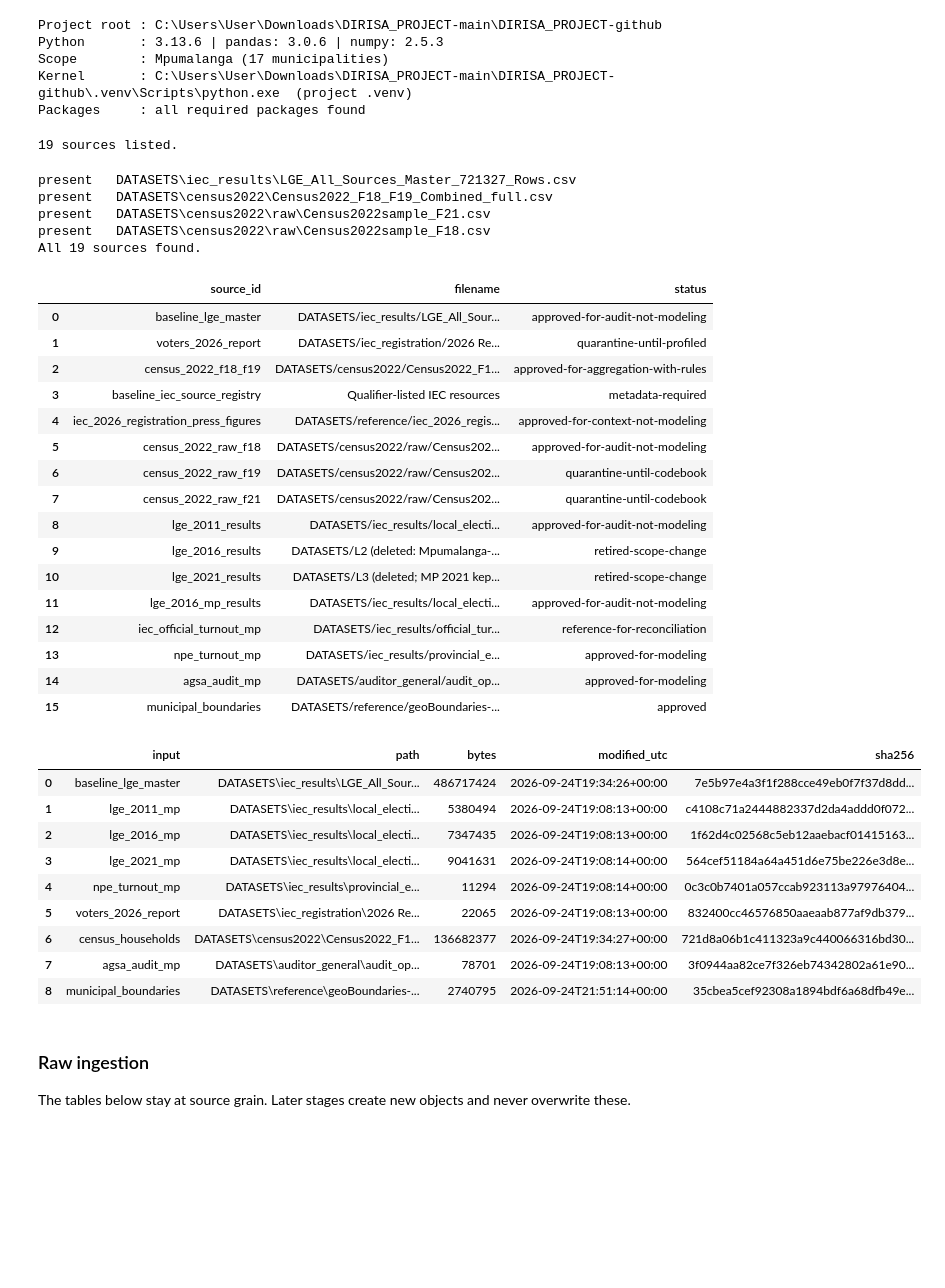
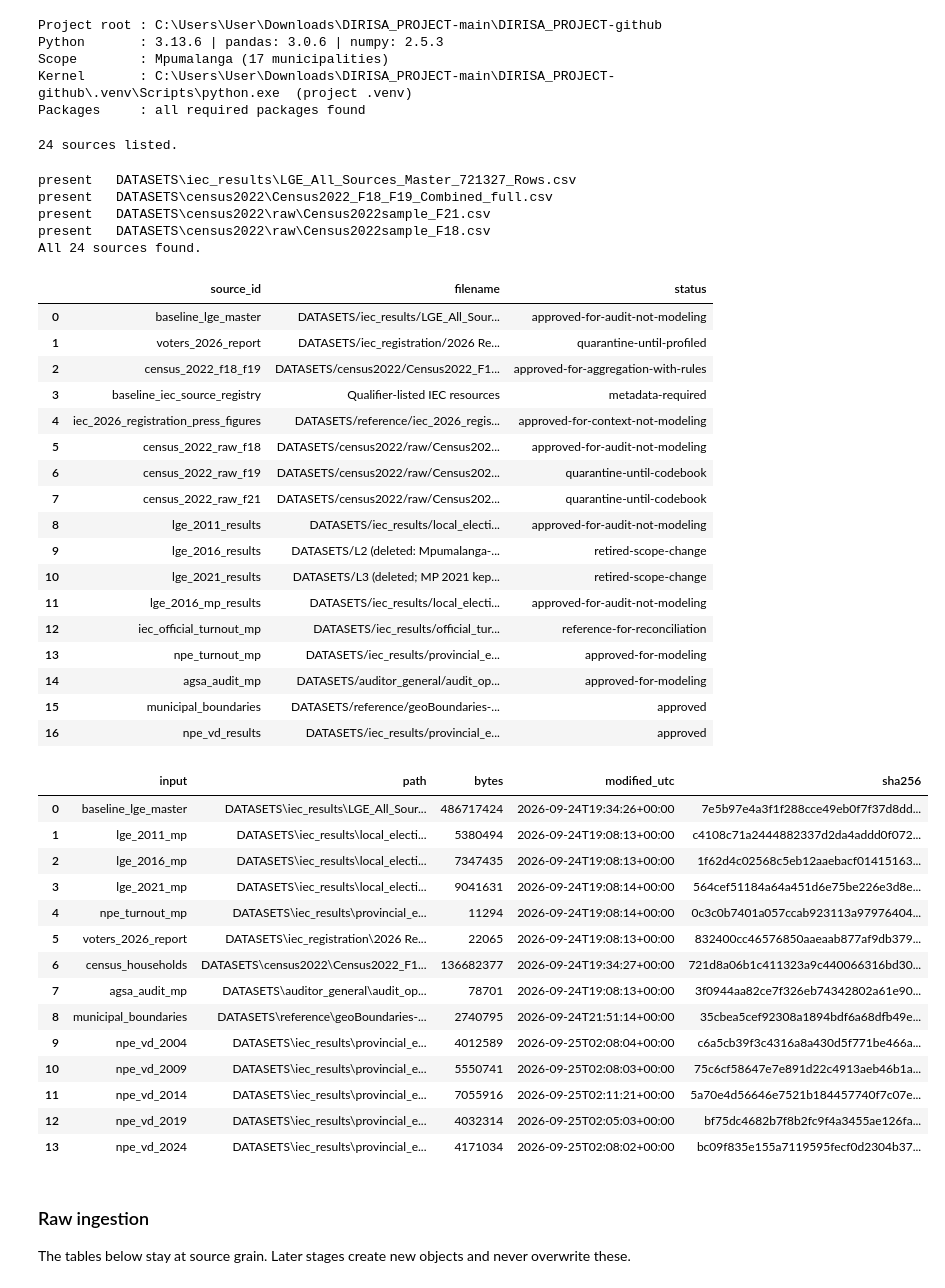
Before and after one commit to jaydenmanca/DIRISA_PROJECT, a Jupyter notebook: model.ipynb, the cells around one changed output. Saved outputs shown, nothing was run; the diff lists cells and outputs as text; code cells hidden in the pictures; blank space fills up the shorter version.

```diff
--- a/model.ipynb
+++ b/model.ipynb
@@ -151,6 +152,12 @@ SOURCES = {
     'lge_2021_mp':              DATASETS_DIR / 'iec_results' / 'local_elections' / 'MP_LGE_2021.csv',
     'iec_official_turnout_dir': DATASETS_DIR / 'iec_results' / 'official_turnout_reports',              # official MP turnout reports (checks)
     'npe_turnout_mp':           DATASETS_DIR / 'iec_results' / 'provincial_elections' / 'Mpumalanga_Voter_Turnout_2004-2024.csv',
+    # provincial-election results for every voting district (IEC 'Downloadable report data', as downloaded)
+    'npe_vd_2004':              DATASETS_DIR / 'iec_results' / 'provincial_elections' / 'district_results' / 'NPE_2004.zip',
+    'npe_vd_2009':              DATASETS_DIR / 'iec_results' / 'provincial_elections' / 'district_results' / 'NPE_2009.zip',
+    'npe_vd_2014':              DATASETS_DIR / 'iec_results' / 'provincial_elections' / 'district_results' / 'NPE_2014.zip',
+    'npe_vd_2019':              DATASETS_DIR / 'iec_results' / 'provincial_elections' / 'district_results' / 'NPE_2019_Provincial.zip',
+    'npe_vd_2024':              DATASETS_DIR / 'iec_results' / 'provincial_elections' / 'district_results' / 'NPE_2024_Provincial.zip',
     # registration
     'voters_2026_report':       DATASETS_DIR / 'iec_registration' / '2026 Registered voters.xlsx',
     'youth_registration_2026':  DATASETS_DIR / 'iec_registration' / 'youth_registration_variables_national.csv',  # IEC dashboard; MP selected in Stage 3
@@ -166,7 +173,7 @@ SOURCES = {
 }
 print(f'{len(SOURCES)} sources listed.')
 # %% [output]
-19 sources listed.
+24 sources listed.
 # %%
 # =====================================================================================
 # 1.3 Unpack the large data files (only does work on a fresh clone) and check all inputs
@@ -203,7 +210,7 @@ present   DATASETS\iec_results\LGE_All_Sources_Master_721327_Rows.csv
 present   DATASETS\census2022\Census2022_F18_F19_Combined_full.csv
 present   DATASETS\census2022\raw\Census2022sample_F21.csv
 present   DATASETS\census2022\raw\Census2022sample_F18.csv
-All 19 sources found.
+All 24 sources found.
 # %%
 # =====================================================================================
 # 1.4 Metadata (loaded before any data)
@@ -238,6 +245,7 @@ display(source_registry[['source_id', 'filename', 'status']])
 | 13 | npe_turnout_mp | DATASETS/iec_results/provincial_e... | approved-for-modeling |
 | 14 | agsa_audit_mp | DATASETS/auditor_general/audit_op... | approved-for-modeling |
 | 15 | municipal_boundaries | DATASETS/reference/geoBoundaries-... | approved |
+| 16 | npe_vd_results | DATASETS/iec_results/provincial_e... | approved |
 # %%
 # =====================================================================================
 # 1.5 Input manifest (fingerprints of the input files)
@@ -249,34 +257,40 @@ display(source_registry[['source_id', 'filename', 'status']])
 # =====================================================================================
 def sha256_file(path: Path, chunk_size: int = 8 * 1024 * 1024) -> str:
     digest = hashlib.sha256()
     with path.open('rb') as handle:
         for chunk in iter(lambda: handle.read(chunk_size), b''):
             digest.update(chunk)
     return digest.hexdigest()
 
 manifest_keys = ['baseline_lge_master', 'lge_2011_mp', 'lge_2016_mp', 'lge_2021_mp', 'npe_turnout_mp', 'voters_2026_report',
-                 'census_households', 'agsa_audit_mp', 'municipal_boundaries']
+                 'census_households', 'agsa_audit_mp', 'municipal_boundaries',
+                 'npe_vd_2004', 'npe_vd_2009', 'npe_vd_2014', 'npe_vd_2019', 'npe_vd_2024']
 input_manifest = pd.DataFrame([
     {'input': k,
      'path': str(SOURCES[k].relative_to(PROJECT_ROOT)),
      'bytes': SOURCES[k].stat().st_size,
      'modified_utc': datetime.fromtimestamp(SOURCES[k].stat().st_mtime, tz=timezone.utc).isoformat(timespec='seconds'),
      'sha256': sha256_file(SOURCES[k])}
     for k in manifest_keys
 ])
 input_manifest.to_csv(DERIVED_DIR / 'stage1_input_manifest.csv', index=False)
 display(input_manifest)
 # %% [output]
 |  | input | path | bytes | modified_utc | sha256 |
 | 0 | baseline_lge_master | DATASETS\iec_results\LGE_All_Sour... | 486717424 | 2026-09-24T19:34:26+00:00 | 7e5b97e4a3f1f288cce49eb0f7f37d8dd... |
 | 1 | lge_2011_mp | DATASETS\iec_results\local_electi... | 5380494 | 2026-09-24T19:08:13+00:00 | c4108c71a2444882337d2da4addd0f072... |
 | 2 | lge_2016_mp | DATASETS\iec_results\local_electi... | 7347435 | 2026-09-24T19:08:13+00:00 | 1f62d4c02568c5eb12aaebacf01415163... |
 | 3 | lge_2021_mp | DATASETS\iec_results\local_electi... | 9041631 | 2026-09-24T19:08:14+00:00 | 564cef51184a64a451d6e75be226e3d8e... |
 | 4 | npe_turnout_mp | DATASETS\iec_results\provincial_e... | 11294 | 2026-09-24T19:08:14+00:00 | 0c3c0b7401a057ccab923113a97976404... |
 | 5 | voters_2026_report | DATASETS\iec_registration\2026 Re... | 22065 | 2026-09-24T19:08:13+00:00 | 832400cc46576850aaeaab877af9db379... |
 | 6 | census_households | DATASETS\census2022\Census2022_F1... | 136682377 | 2026-09-24T19:34:27+00:00 | 721d8a06b1c411323a9c440066316bd30... |
 | 7 | agsa_audit_mp | DATASETS\auditor_general\audit_op... | 78701 | 2026-09-24T19:08:13+00:00 | 3f0944aa82ce7f326eb74342802a61e90... |
 | 8 | municipal_boundaries | DATASETS\reference\geoBoundaries-... | 2740795 | 2026-09-24T21:51:14+00:00 | 35cbea5cef92308a1894bdf6a68dfb49e... |
+| 9 | npe_vd_2004 | DATASETS\iec_results\provincial_e... | 4012589 | 2026-09-25T02:08:04+00:00 | c6a5cb39f3c4316a8a430d5f771be466a... |
+| 10 | npe_vd_2009 | DATASETS\iec_results\provincial_e... | 5550741 | 2026-09-25T02:08:03+00:00 | 75c6cf58647e7e891d22c4913aeb46b1a... |
+| 11 | npe_vd_2014 | DATASETS\iec_results\provincial_e... | 7055916 | 2026-09-25T02:11:21+00:00 | 5a70e4d56646e7521b184457740f7c07e... |
+| 12 | npe_vd_2019 | DATASETS\iec_results\provincial_e... | 4032314 | 2026-09-25T02:05:03+00:00 | bf75dc4682b7f8b2fc9f4a3455ae126fa... |
+| 13 | npe_vd_2024 | DATASETS\iec_results\provincial_e... | 4171034 | 2026-09-25T02:08:02+00:00 | bc09f835e155a7119595fecf0d2304b37... |
 # %% [markdown]
 ### Raw ingestion
 
```
Also changed, not shown: parts of 22 cells of this notebook, 56 other files.
